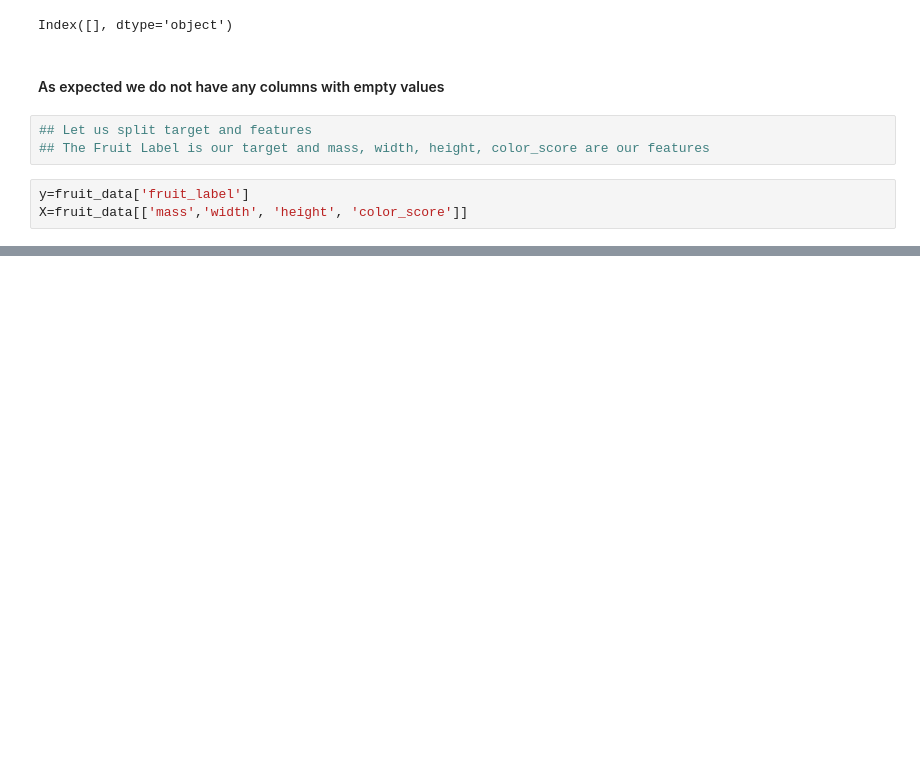
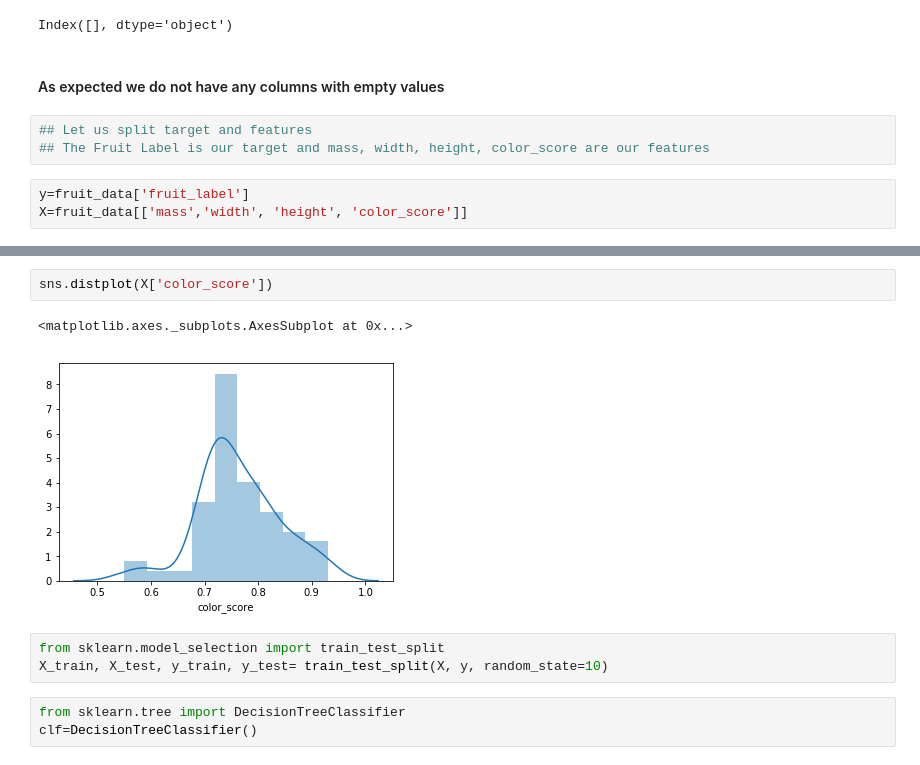
Before and after one commit to beginmachinelearning/practice_exercises, a Jupyter notebook: simple_fruit_classification/fruit_classification.ipynb, the cells around one changed output, grey strips where cells are left out. Drawn from its saved outputs; the diff is of its cells as text; blank space fills up the shorter version.

```diff
--- a/simple_fruit_classification/fruit_classification.ipynb
+++ b/simple_fruit_classification/fruit_classification.ipynb
@@ -86,0 +77,11 @@ X
+# %%
+sns.distplot(X['color_score'])
+# %% [output]
+<matplotlib.axes._subplots.AxesSubplot at 0x...>
+[figure, added]
+# %%
+from sklearn.model_selection import train_test_split
+X_train, X_test, y_train, y_test= train_test_split(X, y, random_state=10)
+# %%
+from sklearn.tree import DecisionTreeClassifier
+clf=DecisionTreeClassifier()
```
Also changed, not shown: parts of 6 cells of this notebook, 4 other files.
